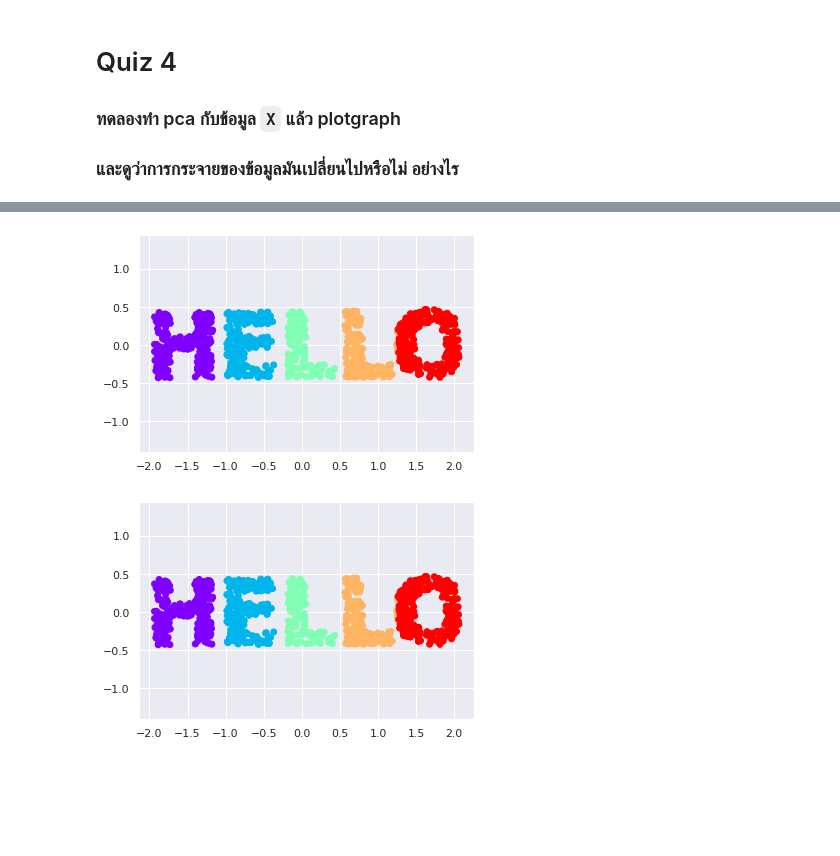
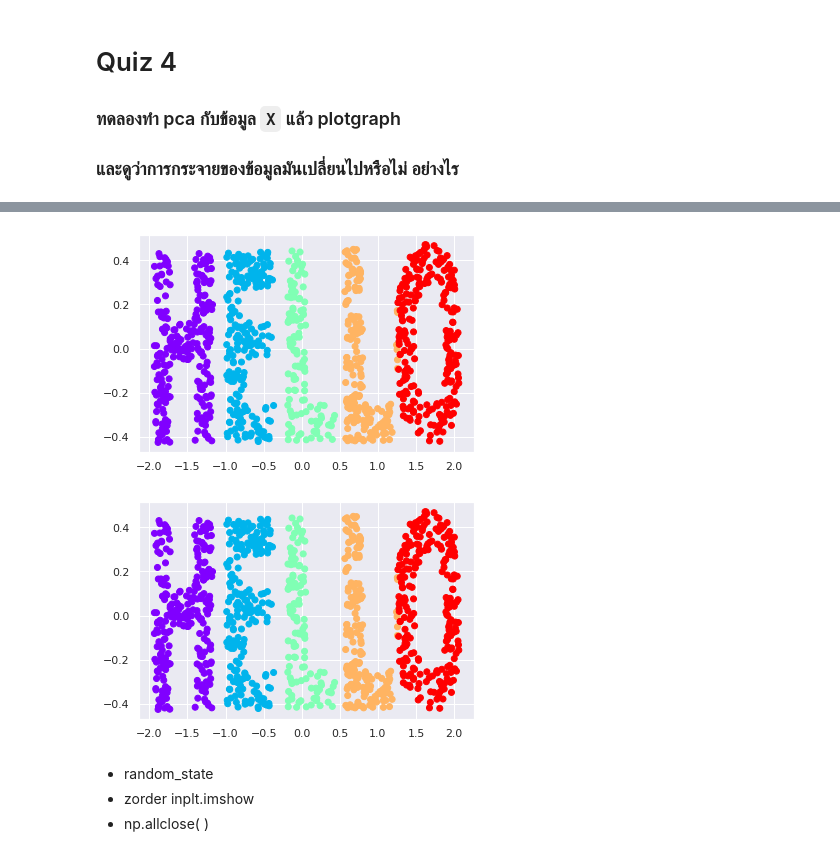
Before and after one commit to mintra-tippayaratsontorn/Multivariate, a Jupyter notebook: Chapter_4_MDS.ipynb, the cells around one changed output, grey strips where cells are left out. Drawn from its saved outputs; the diff is of its cells as text; code cells hidden in the pictures; blank space fills up the shorter version.

```diff
--- a/Chapter_4_MDS.ipynb
+++ b/Chapter_4_MDS.ipynb
@@ -255,14 +271,18 @@ from sklearn.decomposition import PCA
 # %%
-model = PCA(n_components=2)
-out = model.fit_transform(X2)
-plt.scatter(out[:, 0], out[:, 1], **colorize)
-plt.axis('equal');
+model = PCA(n_components=2 ) #PCA จะหมุนกลับมาให้เหมือนเดิม
+out1 = model.fit_transform(X2)
+plt.scatter(out1[:, 0], out1[:, 1], **colorize)
+plt.axis();
 # %% [output]
-[figure, old version]
+[figure, new version]
 # %%
-model = PCA(n_components=2)
-out = model.fit_transform(out)
-plt.scatter(out[:, 0], out[:, 1], **colorize)
-plt.axis('equal');
+model = PCA(n_components=2 ) #ถ้าdimensionไม่เปลี่ยน จะได้เเบบเดิม
+out2 = model.fit_transform(out)
+plt.scatter(out2[:, 0], out2[:, 1], **colorize)
+plt.axis();
 # %% [output]
-[figure, old version]
+[figure, new version]
+# %% [markdown]
+* random_state
+* zorder inplt.imshow
+* np.allclose( )
```
Also changed, not shown: parts of 9 cells of this notebook.
